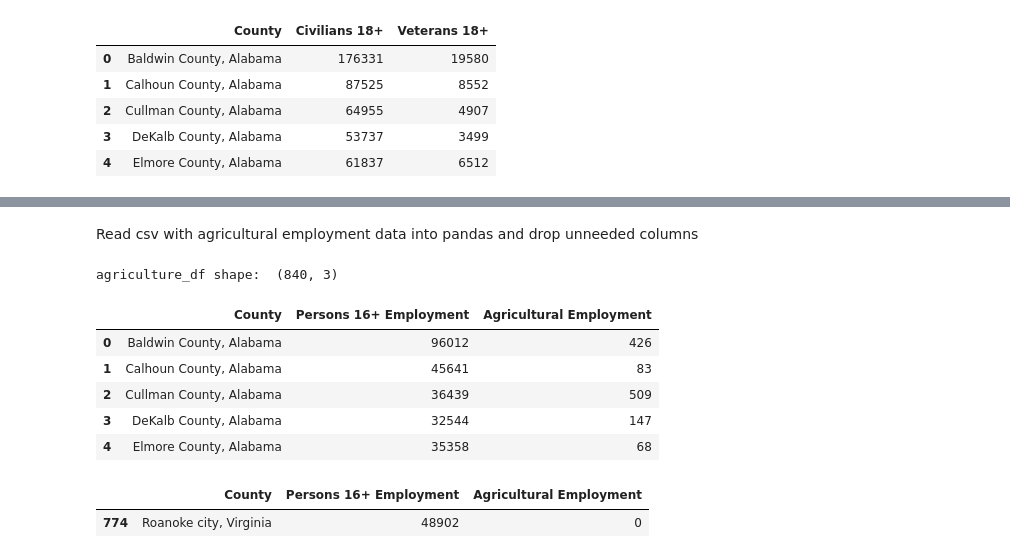
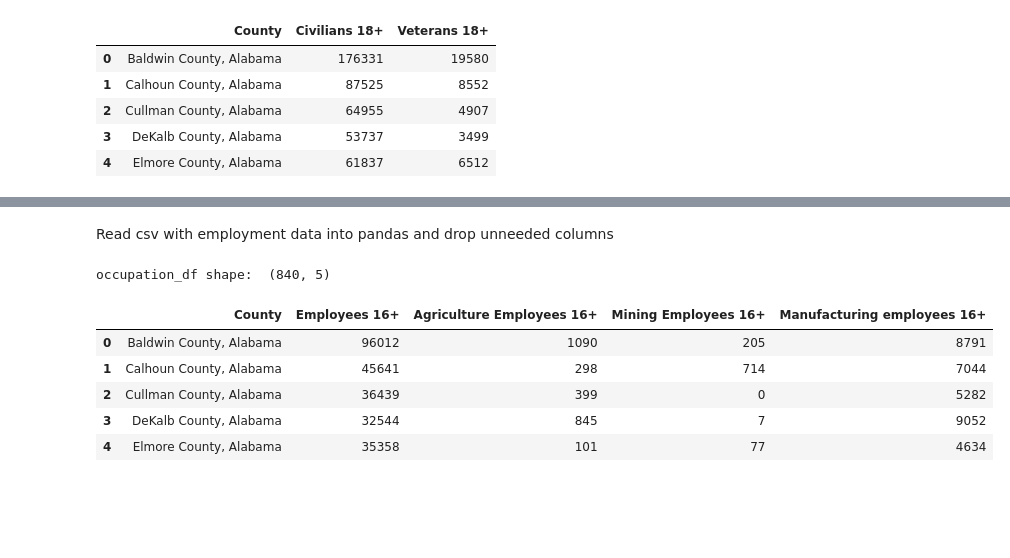
Before and after one commit to blantj/2020_pres_election_regression, a Jupyter notebook: Modeling.ipynb, the cells around one changed output, grey strips where cells are left out. Drawn from its saved outputs; the diff is of its cells as text; code cells hidden in the pictures; blank space fills up the shorter version.

Commit message:
Finish obtaining data

```diff
--- a/Modeling.ipynb
+++ b/Modeling.ipynb
@@ -189,23 +198,21 @@ occupation_df shape:  (1389, 2)
 # %% [markdown]
-Read csv with agricultural employment data into pandas and drop unneeded columns
+Read csv with employment data into pandas and drop unneeded columns
 # %%
-agriculture_df = pd.read_csv('Data/agricultural_employment.csv', header=1)
-agriculture_df = agriculture_df[['Geographic Area Name',
-                                 'Estimate!!Total!!Civilian employed population 16 years and over',
-                                 'Estimate!!Total!!Civilian employed population 16 years and over!!Natural resources, construction, and maintenance occupations:!!Farming, fishing, and forestry occupations']]
-agriculture_df.columns = ['County', 'Persons 16+ Employment', 'Agricultural Employment']
-print('agriculture_df shape: ', agriculture_df.shape)
-agriculture_df.head()
+occupation_df = pd.read_csv('Data/occupation.csv', header=1)
+occupation_df = occupation_df[['Geographic Area Name',
+                           'Estimate!!Total!!Civilian employed population 16 years and over',
+                           'Estimate!!Total!!Civilian employed population 16 years and over!!Agriculture, forestry, fishing and hunting, and mining:!!Agriculture, forestry, fishing and hunting',
+                           'Estimate!!Total!!Civilian employed population 16 years and over!!Agriculture, forestry, fishing and hunting, and mining:!!Mining, quarrying, and oil and gas extraction',
+                           'Estimate!!Total!!Civilian employed population 16 years and over!!Manufacturing']]
+occupation_df.columns = ['County', 'Employees 16+', 'Agriculture Employees 16+', 'Mining Employees 16+',
+                          'Manufacturing employees 16+']
+print('occupation_df shape: ', occupation_df.shape)
+occupation_df.head()
 # %% [output]
-agriculture_df shape:  (840, 3)
+occupation_df shape:  (840, 5)
-|  | County | Persons 16+ Employment | Agricultural Employment |
-| 0 | Baldwin County, Alabama | 96012 | 426 |
-| 1 | Calhoun County, Alabama | 45641 | 83 |
-| 2 | Cullman County, Alabama | 36439 | 509 |
-| 3 | DeKalb County, Alabama | 32544 | 147 |
-| 4 | Elmore County, Alabama | 35358 | 68 |
+|  | County | Employees 16+ | Agriculture Employees 16+ | Mining Employees 16+ | Manufacturing employees 16+ |
+| 0 | Baldwin County, Alabama | 96012 | 1090 | 205 | 8791 |
+| 1 | Calhoun County, Alabama | 45641 | 298 | 714 | 7044 |
+| 2 | Cullman County, Alabama | 36439 | 399 | 0 | 5282 |
+| 3 | DeKalb County, Alabama | 32544 | 845 | 7 | 9052 |
+| 4 | Elmore County, Alabama | 35358 | 101 | 77 | 4634 |
-# %%
-agriculture_df[agriculture_df['County']=='Roanoke city, Virginia']
-# %% [output]
-|  | County | Persons 16+ Employment | Agricultural Employment |
-| 774 | Roanoke city, Virginia | 48902 | 0 |
```
Also changed, not shown: parts of 18 cells of this notebook, 3 other files.
